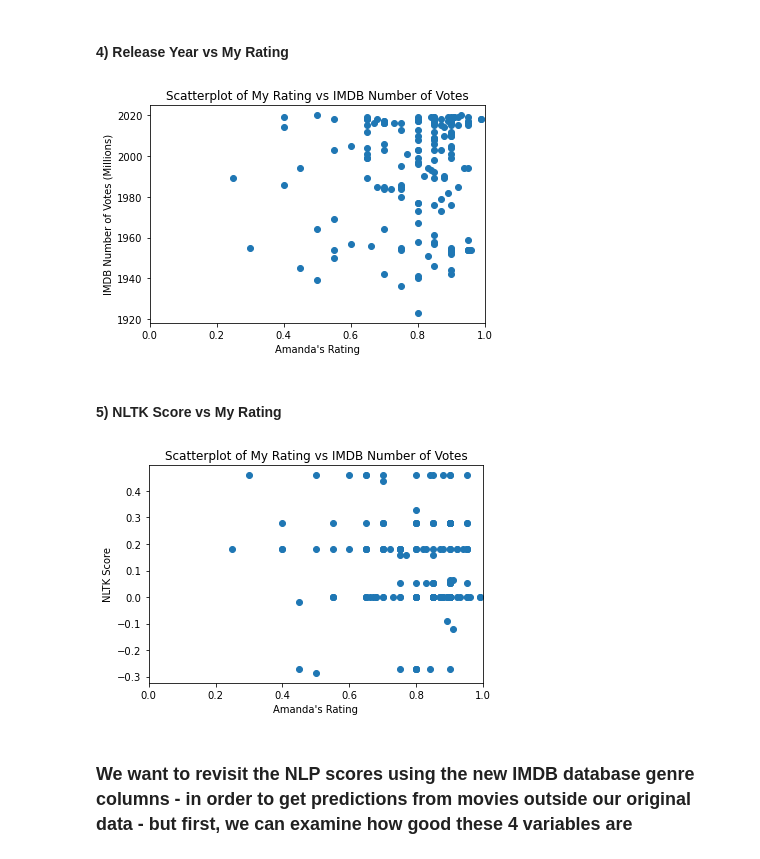
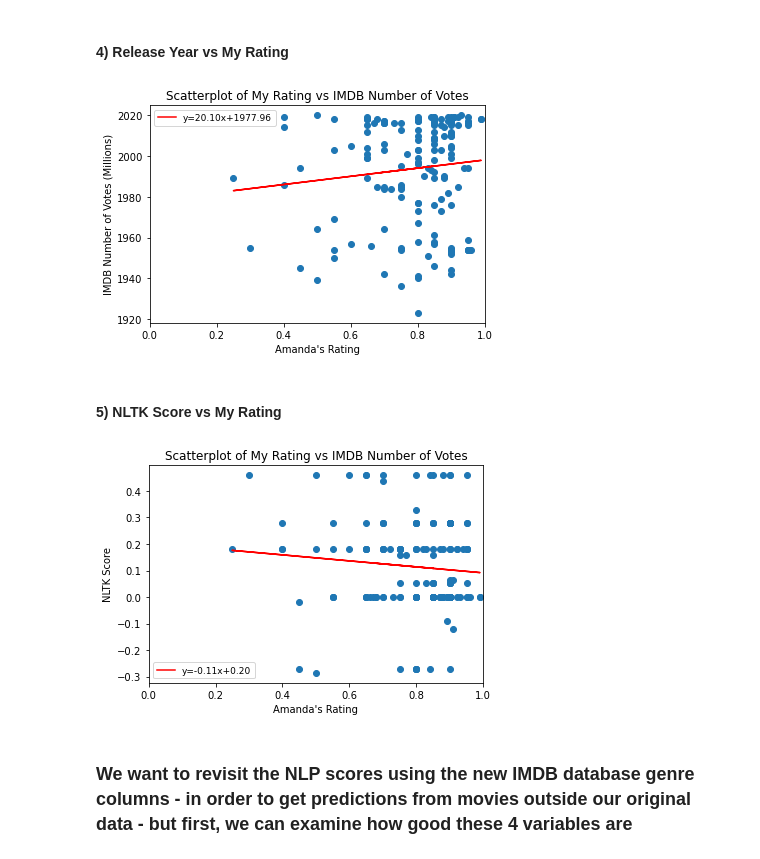
Before and after one commit to amandahutter/Movies-Analysis, a Jupyter notebook: Movies.ipynb, the cells around one changed output. Saved outputs shown, nothing was run; the diff lists cells and outputs as text; code cells hidden in the pictures.

```diff
--- a/Movies.ipynb
+++ b/Movies.ipynb
@@ -1730,25 +1801,44 @@ plt.show()
 # %% [markdown]
 #### 4) Release Year vs My Rating
 # %%
-plt.scatter(full['Rating'], full['startYear'])
+# plt.scatter(full['Rating'], full['startYear'])
+x = full['Rating']
+y = full['startYear']
+
+slope, intercept, r_value, p_value, std_err = stats.linregress(x,y)
+line = slope*x+intercept
+plt.plot(x, line, 'r', label='y={:.2f}x+{:.2f}'.format(slope,intercept))
+plt.scatter(x,y)
+plt.legend(fontsize=9)
+
+
 plt.xlim(0,1)
 plt.xlabel('Amanda\'s Rating')
 plt.ylabel('IMDB Number of Votes (Millions)')
 plt.title('Scatterplot of My Rating vs IMDB Number of Votes')
 plt.show()
 # %% [output]
-[figure, old version]
+[figure, new version]
 # %% [markdown]
 #### 5) NLTK Score vs My Rating
 # %%
-plt.scatter(full['Rating'], full['Genre_NLTK'])
+#plt.scatter(full['Rating'], full['Genre_NLTK'])
+x = full['Rating']
+y = full['Genre_NLTK']
+
+slope, intercept, r_value, p_value, std_err = stats.linregress(x,y)
+line = slope*x+intercept
+plt.plot(x, line, 'r', label='y={:.2f}x+{:.2f}'.format(slope,intercept))
+plt.scatter(x,y)
+plt.legend(fontsize=9)
+
 plt.xlim(0,1)
 plt.xlabel('Amanda\'s Rating')
 plt.ylabel('NLTK Score')
 plt.title('Scatterplot of My Rating vs IMDB Number of Votes')
 plt.show()
 # %% [output]
-[figure, old version]
+[figure, new version]
 # %% [markdown]
 ### We want to revisit the NLP scores using the new IMDB database genre columns - in order to get predictions from movies outside our original data -  but first, we can examine how good these 4 variables are
 # %% [markdown]
```
Also changed, not shown: parts of 12 cells of this notebook.
